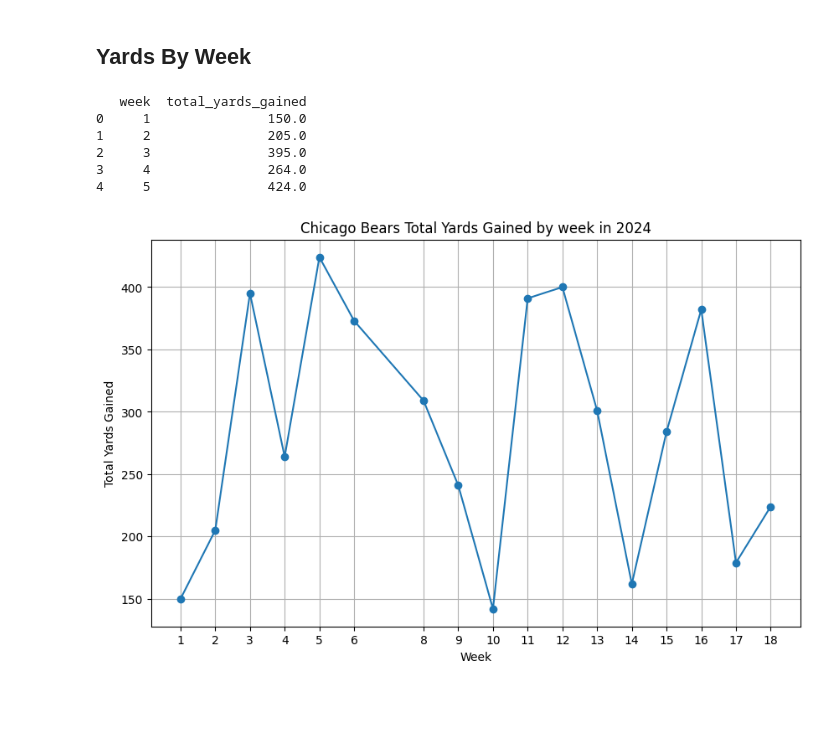
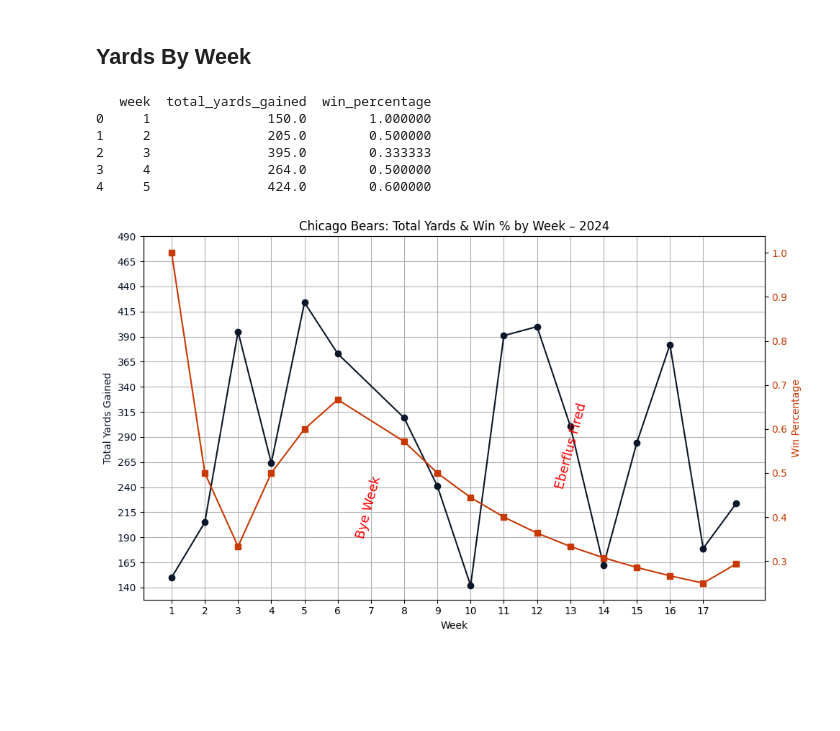
Before and after one commit to JakeBlumengarten/git_repository, a Jupyter notebook: nfl_analysis/chicago_bears.ipynb, the cells around one changed output. Cells and saved outputs as stored; diff of their text form; code cells hidden in the pictures.

```diff
--- a/nfl_analysis/chicago_bears.ipynb
+++ b/nfl_analysis/chicago_bears.ipynb
@@ -35,27 +35,44 @@ chicago_agg = chicago_games.groupby("week", as_index = False).agg(
 
 weeks = chicago_agg["week"]
 yardspg = chicago_agg["total_yards_gained"]
+winperc = [(1/1), (1/2), (1/3), (2/4), (3/5), (4/6), (4/7), (4/8), (4/9), (4/10), (4/11), (4/12), (4/13), (4/14), (4/15), (4/16), (5/17)]
+chicago_agg['win_percentage'] = winperc
 print(chicago_agg.head())
 # %% [output]
-   week  total_yards_gained
-0     1               150.0
-1     2               205.0
-2     3               395.0
-3     4               264.0
-4     5               424.0
+   week  total_yards_gained  win_percentage
+0     1               150.0        1.000000
+1     2               205.0        0.500000
+2     3               395.0        0.333333
+3     4               264.0        0.500000
+4     5               424.0        0.600000
 # %%
 
-plt.figure(figsize = (10, 6))
-plt.plot(weeks, yardspg, marker = 'o')
-plt.title("Chicago Bears Total Yards Gained by week in 2024")
-plt.xlabel("Week")
-plt.ylabel("Total Yards Gained")
-plt.grid(True)
-plt.xticks(weeks)
+# Create figure and primary axis
+fig, ax1 = plt.subplots(figsize=(10, 6))
 
-plt.savefig("/Users/jakeblumengarten/git_repository/nfl_analysis/plots/chicago_yards_by_week.png")
+# Plot total yards on primary Y-axis
+ax1.plot(weeks, yardspg, color='#0B162A', marker='o', label='Total Yards')
+ax1.set_xlabel("Week")
+ax1.set_ylabel("Total Yards Gained", color='#0B162A')
+ax1.tick_params(axis='y', labelcolor='#0B162A')
+ax1.grid(True)
+ax1.set_xticks(range(1,18))
+ax1.set_yticks(range(140, 500, 25))
+
+# Create secondary Y-axis
+ax2 = ax1.twinx()
+ax2.plot(weeks, winperc, color='#C83803', marker='s', label='Win %')
+ax2.set_ylabel("Win Percentage", color='#C83803')
+ax2.tick_params(axis='y', labelcolor='#C83803')
+
+# Title and layout
+plt.title("Chicago Bears: Total Yards & Win % by Week – 2024")
+fig.tight_layout()
+plt.savefig("chicago_yards_winpct_by_week.png")
+ax1.text(x=6.5, y=190, s="Bye Week", fontsize=13, color='red', rotation = 75)
+ax1.text(x=12.5, y= 240, s="Eberflus Fired", fontsize = 13, color = 'red', rotation = 75)
 plt.show()
 # %% [output]
-[figure, old version]
+[figure, new version]
 # %% [markdown]
 ##
```
Also changed, not shown: 11 other files.
